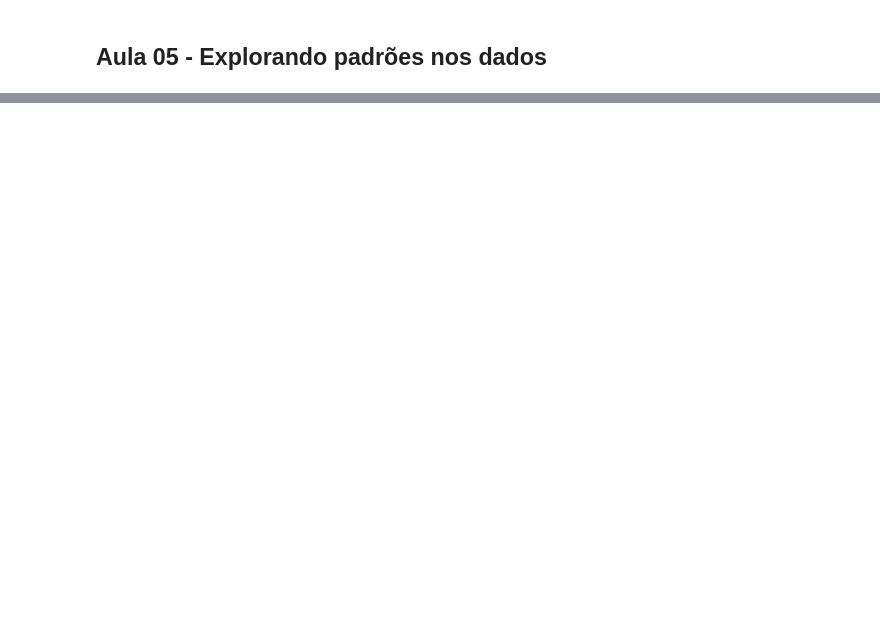
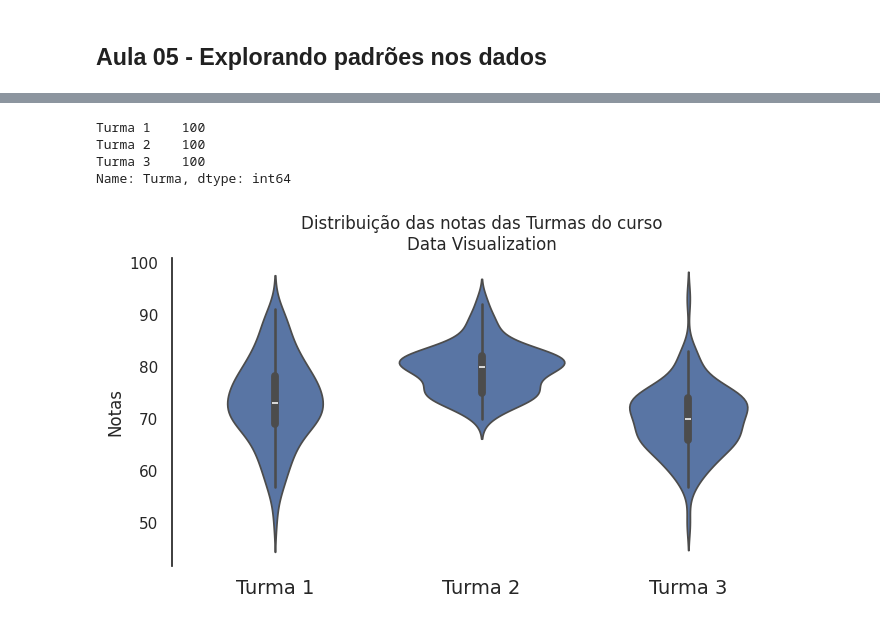
Before and after one commit to Lucas-lcs26/alura, a Jupyter notebook: Avançando em Data Science com Python/2 - Data Visualization gráficos de comparação e distribuição/Hora+da+prática.ipynb, the cells around one changed output, grey strips where cells are left out. Cells and saved outputs as stored; diff of their text form; code cells hidden in the pictures; blank space fills up the shorter version.

Commit message:
finalização curso, atualização notebook

```diff
--- a/Avançando em Data Science com Python/2 - Data Visualization gráficos de comparação e distribuição/Hora+da+prática.ipynb
+++ b/Avançando em Data Science com Python/2 - Data Visualization gráficos de comparação e distribuição/Hora+da+prática.ipynb
@@ -846,0 +843,25 @@ limite_inferior, limite_superior
+# %%
+df_notas = pd.read_csv('/content/notas.csv')
+df_notas.head()
+# %%
+df_notas.Turma.value_counts()
+# %% [output]
+Turma 1    100
+Turma 2    100
+Turma 3    100
+Name: Turma, dtype: int64
+# %%
+fig, ax = plt.subplots(figsize=(8,4))
+sns.set_theme(style="white")
+
+sns.violinplot(data= df_notas, x = 'Turma', y = 'Nota')
+
+ax.set_title('Distribuição das notas das Turmas do curso\nData Visualization')
+ax.set_xlabel('')
+ax.set_ylabel('Notas', fontsize= 12)
+ax.set_xticks(range(len(df_notas.Turma.unique())), labels =df_notas.Turma.unique(), fontsize=14)
+sns.despine(bottom =True)
+
+plt.show()
+# %% [output]
+[figure, added]
```
Also changed, not shown: parts of 18 cells of this notebook, 1 other file.
